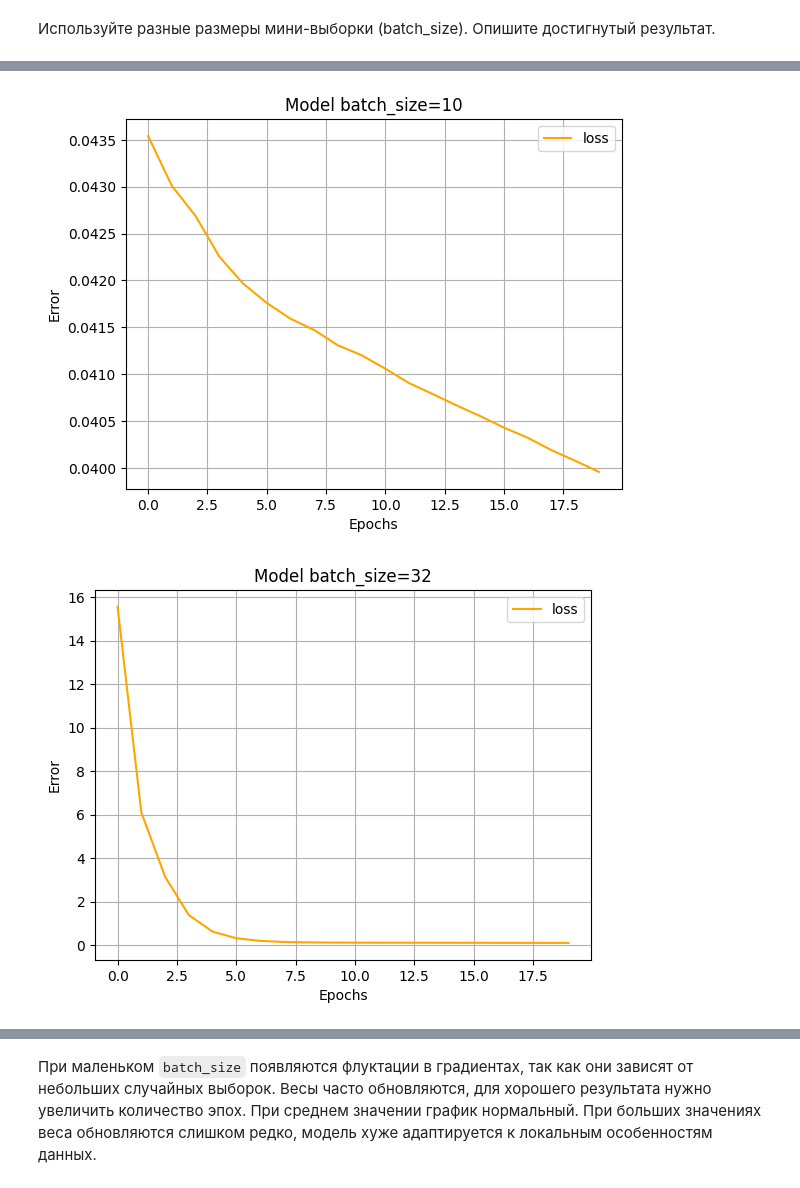
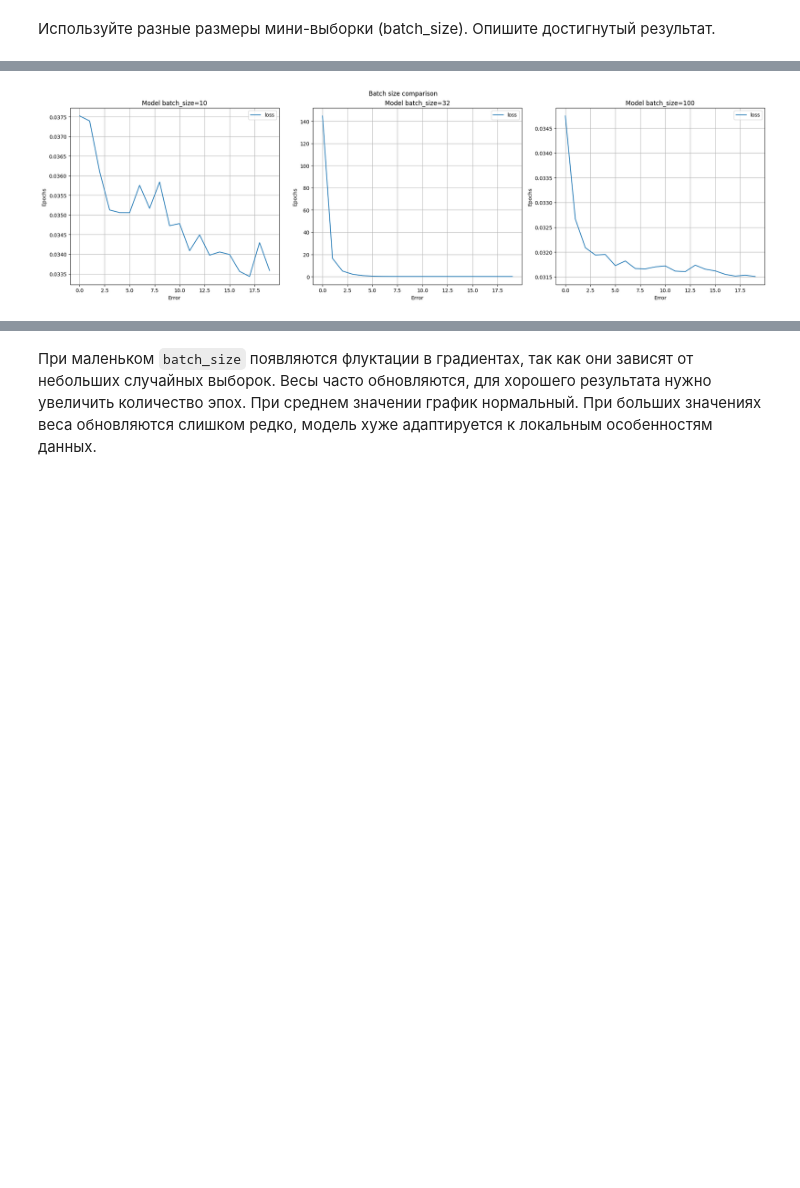
Before and after one commit to alexexexei/aai-labs, a Jupyter notebook: aai_lab2/Практическая_работа_2_–_Нейронные_сети.ipynb, the cells around one changed output, grey strips where cells are left out. Saved outputs shown, nothing was run; the diff lists cells and outputs as text; code cells hidden in the pictures; blank space fills up the shorter version.

```diff
--- a/aai_lab2/Практическая_работа_2_–_Нейронные_сети.ipynb
+++ b/aai_lab2/Практическая_работа_2_–_Нейронные_сети.ipynb
@@ -604,0 +583,29 @@ Epoch 6/10
+# %%
+def show_loss3(history1, history2, history3, ttl, name1, name2, name3):
+    fig, axes = plt.subplots(1, 3, figsize=(20, 6))
+    pd.DataFrame(history1.history).plot(ax=axes[0])
+    axes[0].set_title(f'{name1}')
+    axes[0].set_xlabel('Error')
+    axes[0].set_ylabel('Epochs')
+    axes[0].grid(True)
+    pd.DataFrame(history2.history).plot(ax=axes[1])
+    axes[1].set_title(f'{name2}')
+    axes[1].set_xlabel('Error')
+    axes[1].set_ylabel('Epochs')
+    axes[1].grid(True)
+    pd.DataFrame(history3.history).plot(ax=axes[2])
+    axes[2].set_title(f'{name3}')
+    axes[2].set_xlabel('Error')
+    axes[2].set_ylabel('Epochs')
+    axes[2].grid(True)
+
+    fig.suptitle(ttl)
+
+    plt.tight_layout()
+    plt.subplots_adjust(top=0.9)
+
+
+history_hid_100_2 = model_hid_1000.fit(X_train, y_train, epochs=10, batch_size=32)
+history_hid_100_3 = model_hid_1000.fit(X_train, y_train, epochs=50, batch_size=32)
+name1, name2, name3 = 'Model epochs=10', 'Model epochs=20', 'Model epochs=50'
+show_loss3(history_hid_100_2, history_hid_100, history_hid_100_3, 'Epochs comparison', name1, name2, name3)
@@ -609,8 +635,7 @@ Epoch 6/10
 # %%
 history_hid_100_4 = model_hid_1000.fit(X_train, y_train, epochs=20, batch_size=10)
 history_hid_100_5 = model_hid_1000.fit(X_train, y_train, epochs=20, batch_size=100)
-show_loss(history_hid_100_4, clr='orange', name='Model batch_size=10')
-show_loss(history_hid_100, clr='orange', name='Model batch_size=32')
-show_loss(history_hid_100_5, clr='orange', name=f'Model batch_size=100')
+name1, name2, name3 = 'Model batch_size=10', 'Model batch_size=32', 'Model batch_size=100'
+show_loss3(history_hid_100_4, history_hid_100, history_hid_100_5, 'Batch size comparison', name1, name2, name3)
 # %% [output]
 Epoch 1/20
@@ -633,2 +658 @@ Epoch 6/20
-[figure, old version]
+[figure, new version]
-[figure, removed]
```
Also changed, not shown: parts of 22 cells of this notebook, 1 other file.
